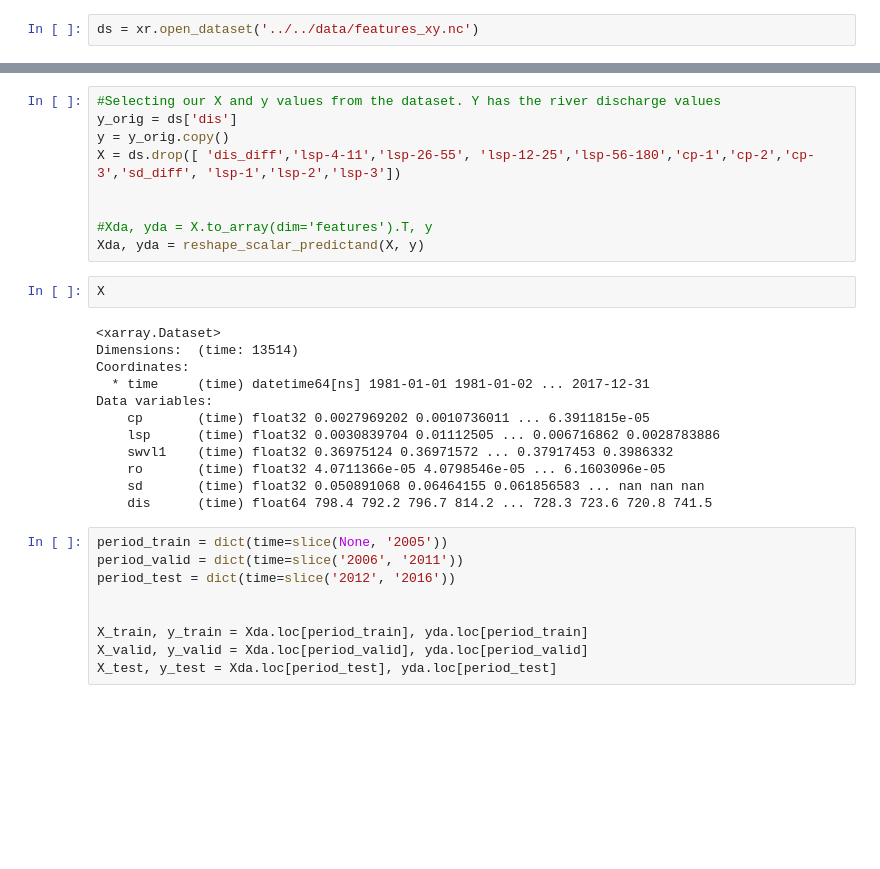
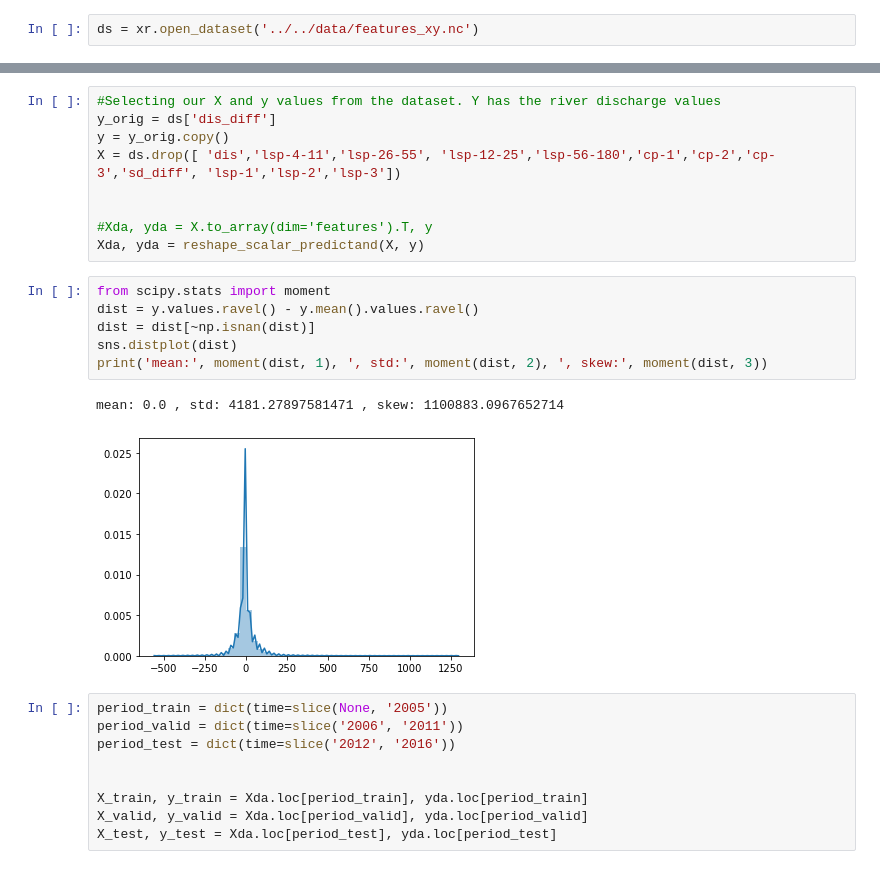
Before and after one commit to Gongsta/flood-prediction, a Jupyter notebook: jupyter/Models/feature_xy_model_TORUN.ipynb, the cells around one changed output, grey strips where cells are left out. Drawn from its saved outputs; the diff is of its cells as text; blank space fills up the shorter version.

```diff
--- a/jupyter/Models/feature_xy_model_TORUN.ipynb
+++ b/jupyter/Models/feature_xy_model_TORUN.ipynb
@@ -47,27 +52,22 @@ Data variables:
     dis_diff    (time) float64 ...
 # %%
 #Selecting our X and y values from the dataset. Y has the river discharge values
-y_orig = ds['dis']
+y_orig = ds['dis_diff']
 y = y_orig.copy()
-X = ds.drop([ 'dis_diff','lsp-4-11','lsp-26-55', 'lsp-12-25','lsp-56-180','cp-1','cp-2','cp-3','sd_diff', 'lsp-1','lsp-2','lsp-3'])
+X = ds.drop([ 'dis','lsp-4-11','lsp-26-55', 'lsp-12-25','lsp-56-180','cp-1','cp-2','cp-3','sd_diff', 'lsp-1','lsp-2','lsp-3'])
 
 
 #Xda, yda = X.to_array(dim='features').T, y
 Xda, yda = reshape_scalar_predictand(X, y)
-# %%
-X
-# %% [output]
-<xarray.Dataset>
-Dimensions:  (time: 13514)
-Coordinates:
-  * time     (time) datetime64[ns] 1981-01-01 1981-01-02 ... 2017-12-31
-Data variables:
-    cp       (time) float32 0.0027969202 0.0010736011 ... 6.3911815e-05
-    lsp      (time) float32 0.0030839704 0.01112505 ... 0.006716862 0.0028783886
-    swvl1    (time) float32 0.36975124 0.36971572 ... 0.37917453 0.3986332
-    ro       (time) float32 4.0711366e-05 4.0798546e-05 ... 6.1603096e-05
-    sd       (time) float32 0.050891068 0.06464155 0.061856583 ... nan nan nan
-    dis      (time) float64 798.4 792.2 796.7 814.2 ... 728.3 723.6 720.8 741.5
+# %%
+from scipy.stats import moment
+dist = y.values.ravel() - y.mean().values.ravel()
+dist = dist[~np.isnan(dist)]
+sns.distplot(dist)
+print('mean:', moment(dist, 1), ', std:', moment(dist, 2), ', skew:', moment(dist, 3))
+# %% [output]
+mean: 0.0 , std: 4181.27897581471 , skew: 1100883.0967652714
+[figure, added]
 # %%
 period_train = dict(time=slice(None, '2005'))
 period_valid = dict(time=slice('2006', '2011'))
```
Also changed, not shown: parts of 27 cells of this notebook, 19 other files.
